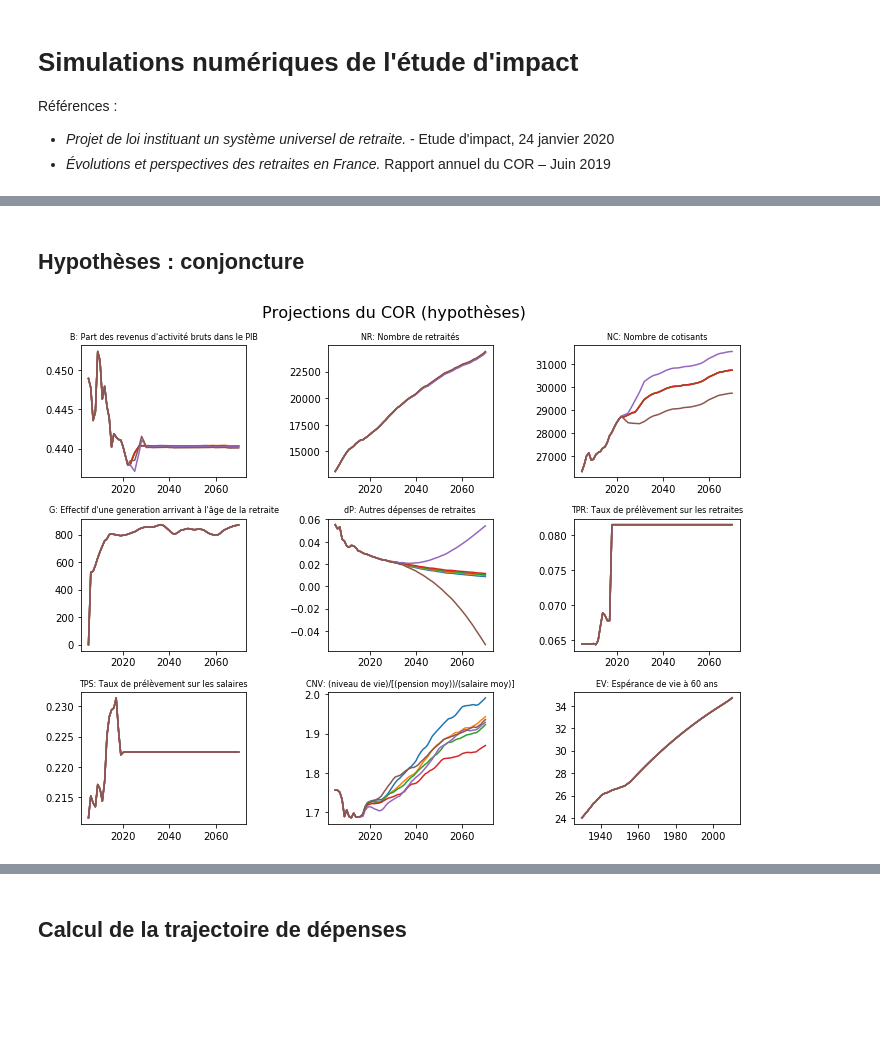
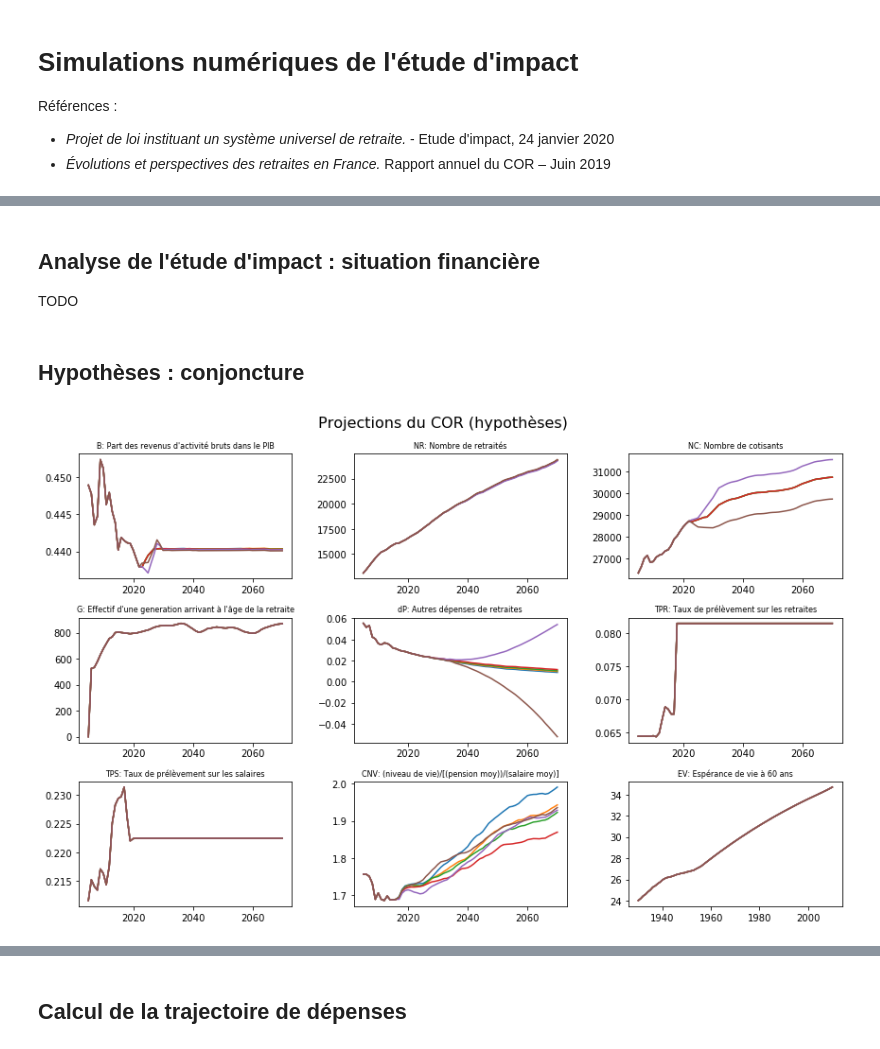
Before and after one commit to brunoscherrer/retraites, a Jupyter notebook: doc/simulation-Etude-Impact.ipynb, the cells around one changed output, grey strips where cells are left out. Drawn from its saved outputs; the diff is of its cells as text; code cells hidden in the pictures; blank space fills up the shorter version.

```diff
--- a/doc/simulation-Etude-Impact.ipynb
+++ b/doc/simulation-Etude-Impact.ipynb
@@ -33,21 +34,25 @@ Analysons cette trajectoire de dépenses par comparaison avec celles du COR.
 * Ces dépenses correspondent à celle du COR de Novembre 2019, comme c'est précisé dans l'étude d'impact.
 * Cette trajectoire ne correspond pas à la trajectoire à 1.3% dans le rapport du COR de Juin 2019. En effet, l'étude d'impact évoque la trajectoire de dépenses du rapport du COR de Novembre 2019 (et pas Juin 2019) à +1.3% de hausse des salaires et un taux de chômage de 7%. Or ce scénario mène à un niveau de dépenses de 13.5% en 2050 dans le rapport du COR de Juin 2019, alors que l'étude d'impact est proche de 13%.
 * Ces dépenses correspondent approximativement à la trajectoire à +1.5% du rapport de Juin 2019 jusqu'à 2050.
+# %% [markdown]
+## Analyse de l'étude d'impact : situation financière
+
+TODO
 # %% [markdown]
 ## Hypothèses : conjoncture
 # %%
-simulateur = SimulateurRetraites('retraites/fileProjection.json')
+simulateur = SimulateurRetraites('../retraites/fileProjection.json')
 
 analyse = simulateur.pilotageCOR()
 
-pl.figure(figsize=(10,8))
+pl.figure(figsize=(12,8))
 pl.suptitle(u"Projections du COR (hypothèses)",fontsize=16)
 for c in range(9):
     pl.subplot(3,3,c+1)
     v,V = [ (simulateur.B,'B'), (simulateur.NR,'NR'), (simulateur.NC,'NC'), \
             (simulateur.G,'G'), (simulateur.dP,'dP'), (simulateur.TCR,'TPR'),
             (simulateur.TCS,'TPS'), (simulateur.CNV,'CNV'), (simulateur.EV,'EV') ][c]
     analyse.graphique(v,V)
 pl.tight_layout(rect=[0, 0.03, 1, 0.95])
 # %% [output]
-[figure, old version]
+[figure, new version]
```
Also changed, not shown: parts of 23 cells of this notebook, 4 other files.
